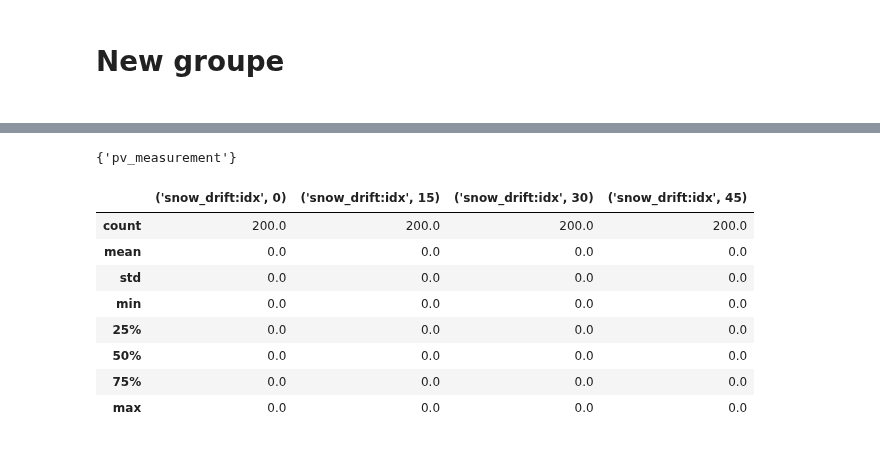
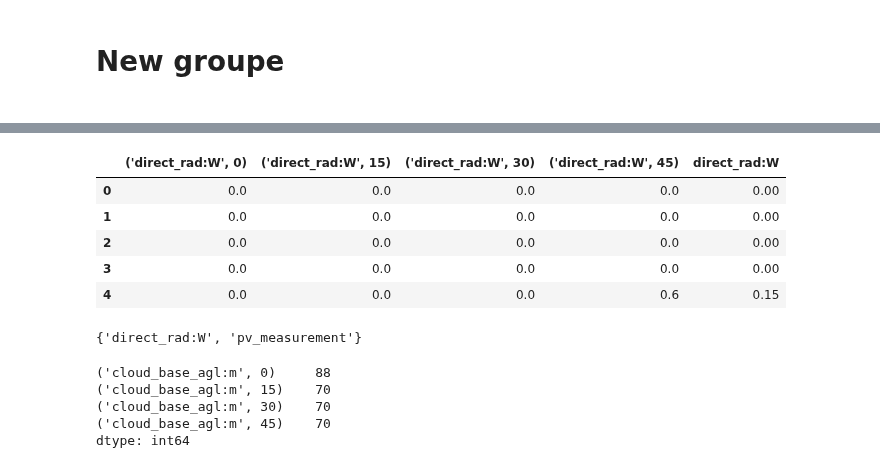
Before and after one commit to mikaelste/TDT4173-project, a Jupyter notebook: mats/dora_pipeline_new_group.ipynb, the cells around one changed output, grey strips where cells are left out. Drawn from its saved outputs; the diff is of its cells as text; code cells hidden in the pictures.

```diff
--- a/mats/dora_pipeline_new_group.ipynb
+++ b/mats/dora_pipeline_new_group.ipynb
@@ -113,18 +111,30 @@ gruped.tail(10)
 # %%
 df = pipe2.get_data("A")
 # new_columns = set([col[0] if col[1] % 15 == 0 else col for col in list(df.columns)])
 # new_columns
 
 # diff = new_columns.difference (set(df1.columns))
 # diff
 # df.columns = [str(col) for col in df.columns]
 # df['d', 'e', 'h', 'o', 'p']
 len(list(df.columns))
 see_cols = [ "('snow_density:kgm3', 0)",
  "('snow_density:kgm3', 15)",
  "('snow_density:kgm3', 30)",
- "('snow_density:kgm3', 45)",]
-# df[see_cols].head()
+ "('snow_density:kgm3', 45)",
+ ]
+rad_cols = [f"('direct_rad:W', {c})" for c in range(0, 60, 15)]
+df["direct_rad:W"] = df[rad_cols].mean(axis=1)
+rad_cols.append("direct_rad:W")
+
+df[rad_cols].head()
+# %% [output]
+|  | ('direct_rad:W', 0) | ('direct_rad:W', 15) | ('direct_rad:W', 30) | ('direct_rad:W', 45) | direct_rad:W |
+| 0 | 0.0 | 0.0 | 0.0 | 0.0 | 0.00 |
+| 1 | 0.0 | 0.0 | 0.0 | 0.0 | 0.00 |
+| 2 | 0.0 | 0.0 | 0.0 | 0.0 | 0.00 |
+| 3 | 0.0 | 0.0 | 0.0 | 0.0 | 0.00 |
+| 4 | 0.0 | 0.0 | 0.0 | 0.6 | 0.15 |
 # %%
 dfa = pipe2.get_test_data("A")
 # dfa[see_cols].head()
@@ -137,7 +147,7 @@ def compare_columns(df1, df2):
 diff = compare_columns(df, dfa)
 diff
 # %% [output]
-{'pv_measurement'}
+{'direct_rad:W', 'pv_measurement'}
 # %%
 cloud_base  = [
     "('cloud_base_agl:m', 0)",
@@ -151,15 +161,13 @@ sne  = [
     "('snow_drift:idx', 30)",
     "('snow_drift:idx', 45)",
 ]
+
 # sne = "snow_drift"
-dfa[sne].head(200).describe()
+# count nans in each columns
+dfa[cloud_base].isna().sum()
 # %% [output]
-|  | ('snow_drift:idx', 0) | ('snow_drift:idx', 15) | ('snow_drift:idx', 30) | ('snow_drift:idx', 45) |
-| count | 200.0 | 200.0 | 200.0 | 200.0 |
-| mean | 0.0 | 0.0 | 0.0 | 0.0 |
-| std | 0.0 | 0.0 | 0.0 | 0.0 |
-| min | 0.0 | 0.0 | 0.0 | 0.0 |
-| 25% | 0.0 | 0.0 | 0.0 | 0.0 |
-| 50% | 0.0 | 0.0 | 0.0 | 0.0 |
-| 75% | 0.0 | 0.0 | 0.0 | 0.0 |
-| max | 0.0 | 0.0 | 0.0 | 0.0 |
+('cloud_base_agl:m', 0)     88
+('cloud_base_agl:m', 15)    70
+('cloud_base_agl:m', 30)    70
+('cloud_base_agl:m', 45)    70
+dtype: int64
```
Also changed, not shown: parts of 3 cells of this notebook, 4 other files.
